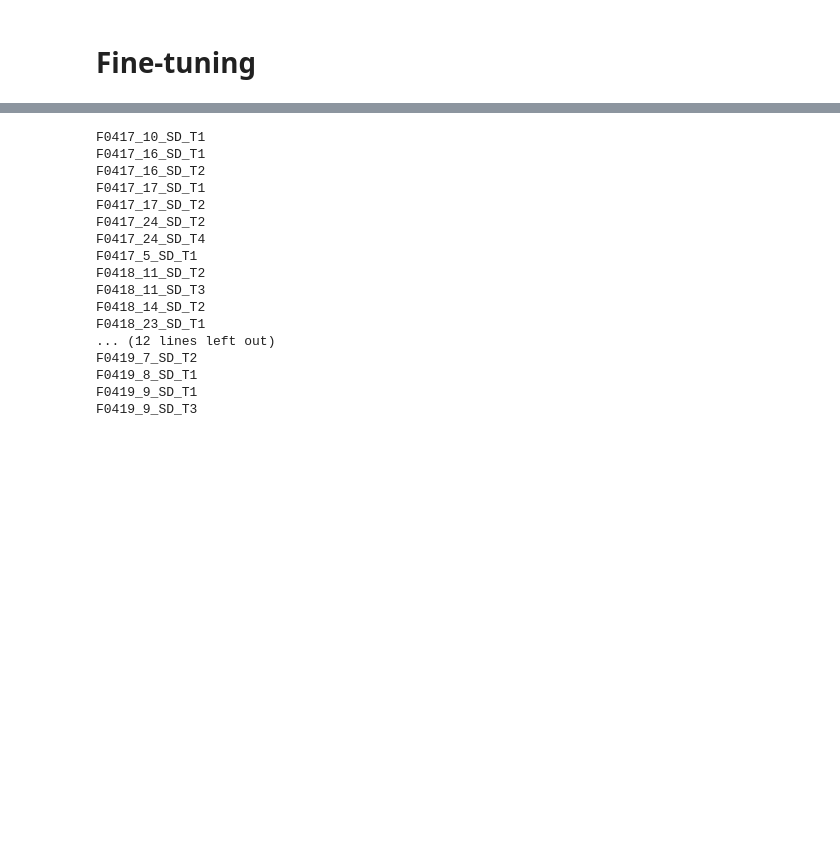
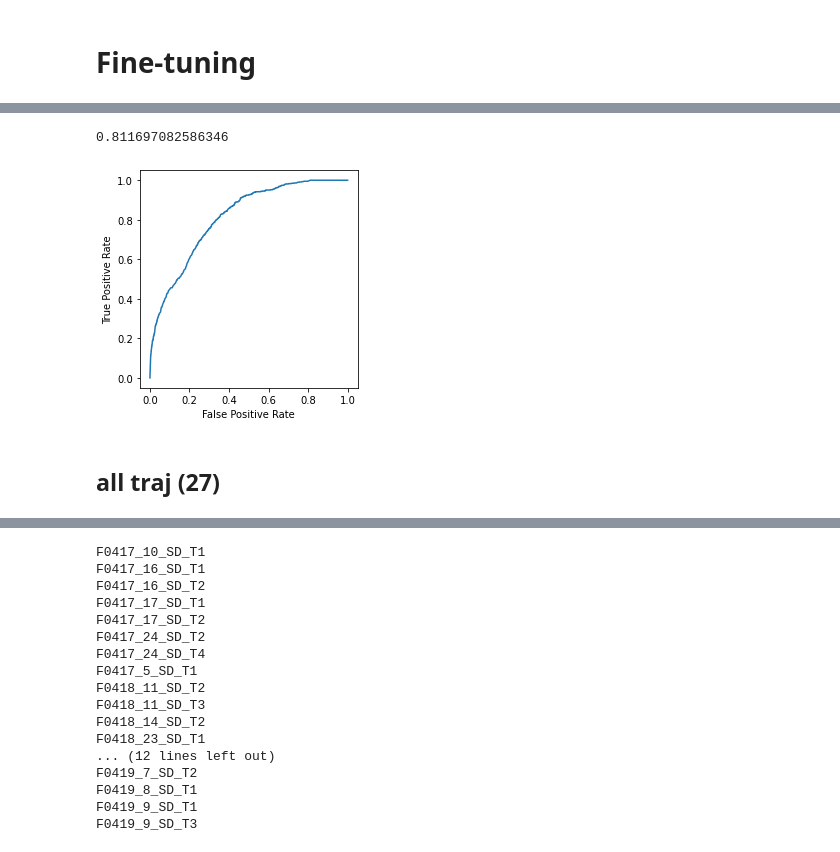
Before and after one commit to AmedeeRoy/BirdDL, a Jupyter notebook: code/SD/SD_unet_matrixlonlatcov_20_20_15s.ipynb, the cells around one changed output, grey strips where cells are left out. Cells and saved outputs as stored; diff of their text form; code cells hidden in the pictures; blank space fills up the shorter version.

```diff
--- a/code/SD/SD_unet_matrixlonlatcov_20_20_15s.ipynb
+++ b/code/SD/SD_unet_matrixlonlatcov_20_20_15s.ipynb
@@ -241,0 +475,24 @@ plt.plot(np.array(FP), np.array(TP))
+# %%
+fig, ax = plt.subplots()
+ax.set_aspect('equal')
+ax.set_xlabel('False Positive Rate')
+ax.set_ylabel('True Positive Rate')
+
+# globally
+TP = []
+FP = []
+
+for tt in np.arange(0,1,0.001):
+    all_estim = 1* (data_test.prediction_ft_15 > tt)
+    true_positive = np.mean(all_estim[data_test.dive == 1])
+    true_negative = 1-np.mean(all_estim[data_test.dive == 0])
+    TP.append(true_positive)
+    FP.append(1-true_negative)
+
+plt.plot(np.array(FP), np.array(TP))
+-np.trapz(TP, FP)
+# %% [output]
+0.811697082586346
+[figure, added]
+# %% [markdown]
+## all traj (27)
```
Also changed, not shown: parts of 20 cells of this notebook.
